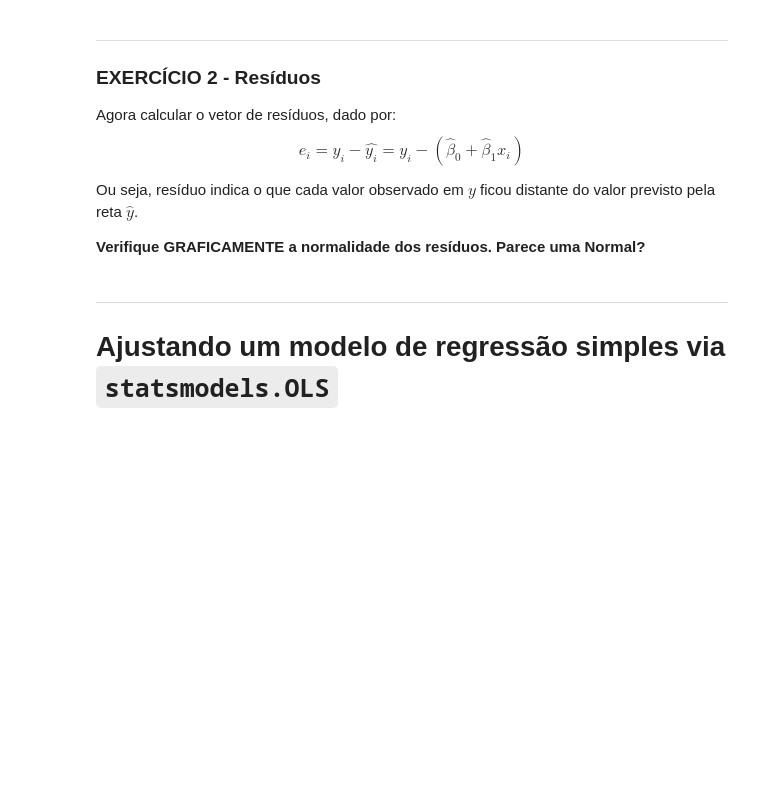
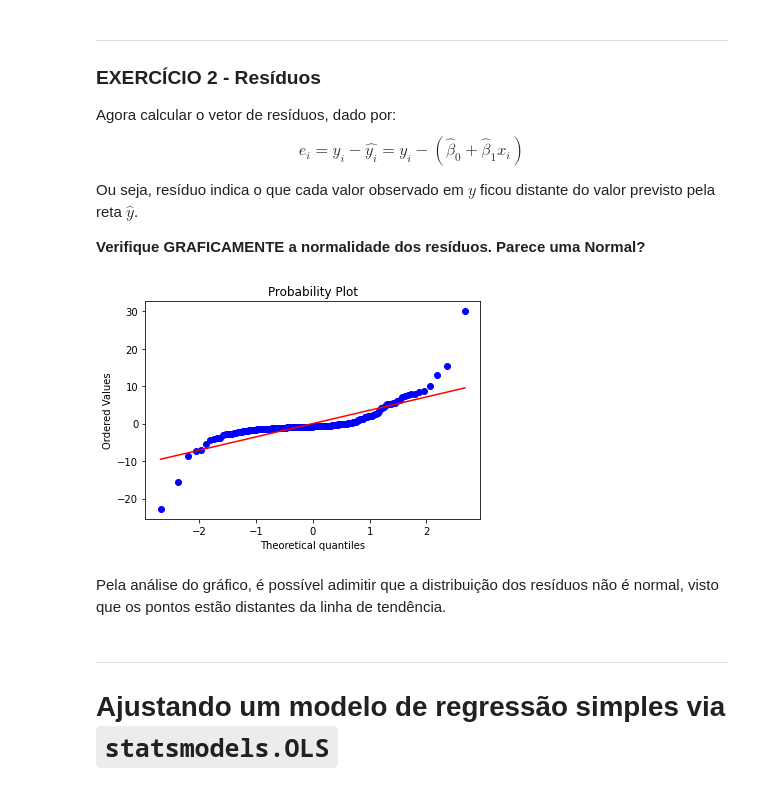
Before and after one commit to CarolMagario/CD22-2, a Jupyter notebook: aula26/Aula26_Atividade_RegressaoSimples.ipynb, the cells around one changed output. Cells and saved outputs as stored; diff of their text form; code cells hidden in the pictures; blank space fills up the shorter version.

```diff
--- a/aula26/Aula26_Atividade_RegressaoSimples.ipynb
+++ b/aula26/Aula26_Atividade_RegressaoSimples.ipynb
@@ -234,3 +261,11 @@ Ou seja, resíduo indica o que cada valor observado em $y$ ficou distante do val
+# %%
+# ESCREVA SEU CÓDIGO AQUI
+vetor_residuos = dados_y - (b0 + b1*dados_x)
+a = stats.probplot(vetor_residuos, dist="norm", plot=plt)
+# %% [output]
+[figure, added]
+# %% [markdown]
+Pela análise do gráfico, é possível adimitir que a distribuição dos resíduos não é normal, visto que os pontos estão distantes da linha de tendência.
 # %% [markdown]
 ___
 
```
Also changed, not shown: parts of 24 cells of this notebook, 32 other files.
